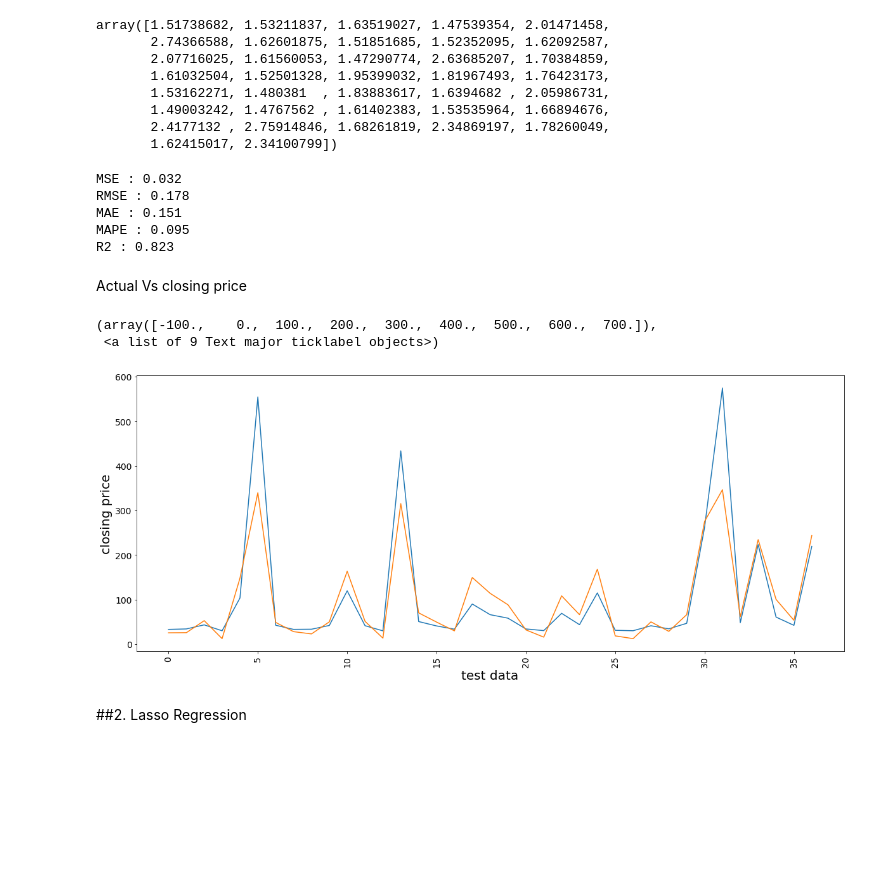
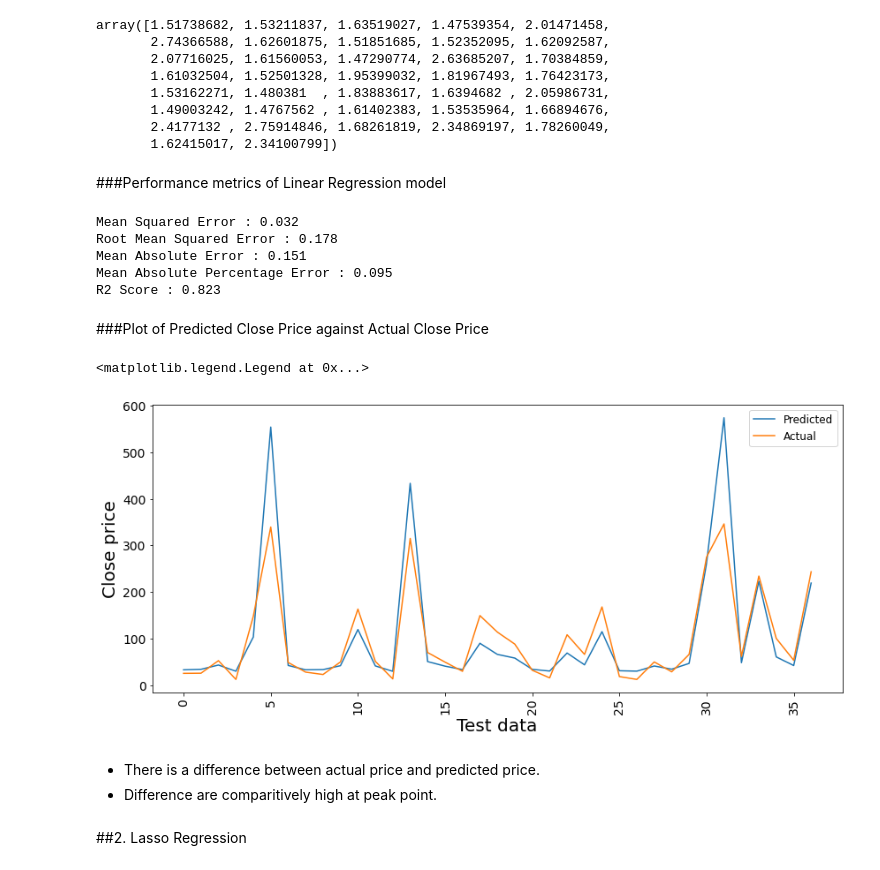
Before and after one commit to Zeeshan00789/Yes-bank-closing-price-prediction, a Jupyter notebook: Yes_Bank_Stock_Closing_Price_Prediction.ipynb, the cells around one changed output. Drawn from its saved outputs; the diff is of its cells as text; code cells hidden in the pictures; blank space fills up the shorter version.

```diff
--- a/Yes_Bank_Stock_Closing_Price_Prediction.ipynb
+++ b/Yes_Bank_Stock_Closing_Price_Prediction.ipynb
@@ -408,12 +487,8 @@ X_test.shape
 # %% [output]
 (37, 3)
-# %%
-scaler = MinMaxScaler()
-x_train = scaler.fit_transform(X_train)
-x_test = scaler.transform(X_test)
 # %% [markdown]
 ##1.Linear Regression
 # %%
-#fitting data into Linear Regression
-linear_reg = LinearRegression()
-linear_reg_model = linear_reg.fit(X_train,y_train)
+#fitting Linear Regression into training set
+regression = LinearRegression()
+regression.fit(x_train,y_train)
@@ -441,6 +527,6 @@ round(linear_reg.score(X_test,y_test), 3)
 # %%
-#prediction of test data.
-y_pred = linear_reg.predict(X_test)
+#predicted close price of test data.
+y_pred = regression.predict(x_test)
 y_pred
 # %% [output]
 array([1.51738682, 1.53211837, 1.63519027, 1.47539354, 2.01471458,
@@ -451,33 +537,45 @@ array([1.51738682, 1.53211837, 1.63519027, 1.47539354, 2.01471458,
        1.49003242, 1.4767562 , 1.61402383, 1.53535964, 1.66894676,
        2.4177132 , 2.75914846, 1.68261819, 2.34869197, 1.78260049,
        1.62415017, 2.34100799])
+# %% [markdown]
+###Performance metrics of Linear Regression model
 # %%
-
-print("MSE :",round(mean_squared_error(y_test, y_pred), 3))
-print("RMSE :",round(math.sqrt(mean_squared_error(y_test, y_pred)),3))
-print("MAE :",round(mean_absolute_error(y_test, y_pred),3))
-print("MAPE :",round(mean_absolute_percentage_error(y_test, y_pred),3))
-print("R2 :",round(r2_score(y_test, y_pred), 3))
+#Performance metrics of linear regression
+print("Mean Squared Error :",round(mean_squared_error(y_test, y_pred), 3))
+print("Root Mean Squared Error :",round(math.sqrt(mean_squared_error(y_test, y_pred)),3))
+print("Mean Absolute Error :",round(mean_absolute_error(y_test, y_pred),3))
+print("Mean Absolute Percentage Error :",round(mean_absolute_percentage_error(y_test, y_pred),3))
+print("R2 Score :",round(r2_score(y_test, y_pred), 3))
 # %% [output]
-MSE : 0.032
-RMSE : 0.178
-MAE : 0.151
-MAPE : 0.095
-R2 : 0.823
+Mean Squared Error : 0.032
+Root Mean Squared Error : 0.178
+Mean Absolute Error : 0.151
+Mean Absolute Percentage Error : 0.095
+R2 Score : 0.823
-# %% [markdown]
-Actual Vs closing price
+# %% [markdown]
+###Plot of Predicted Close Price against Actual Close Price
 # %%
-plt.figure(figsize=(20,8))
+#figure size
+plt.figure(figsize=(14,6))
+
+#plot
 sns.lineplot(data=10**y_pred)
 sns.lineplot(data=10**(np.array (y_test)))
-plt.xlabel('test data', fontsize= 20)
-plt.ylabel('closing price', fontsize= 20)
+
+#labelling
+plt.xlabel('Test data', fontsize= 20)
+plt.ylabel('Close price', fontsize= 20)
+
+#font size
 plt.xticks(rotation=90,fontsize=14)
 plt.yticks(fontsize=14)
+plt.legend(['Predicted','Actual'], fontsize = 12)
 # %% [output]
-(array([-100.,    0.,  100.,  200.,  300.,  400.,  500.,  600.,  700.]),
- <a list of 9 Text major ticklabel objects>)
+<matplotlib.legend.Legend at 0x...>
-[figure, old version]
+[figure, new version]
+# %% [markdown]
+*  There is a difference between actual price and predicted price.
+*  Difference are comparitively high at peak point.
 # %% [markdown]
 ##2. Lasso Regression
 # %%
```
Also changed, not shown: parts of 80 cells of this notebook.
